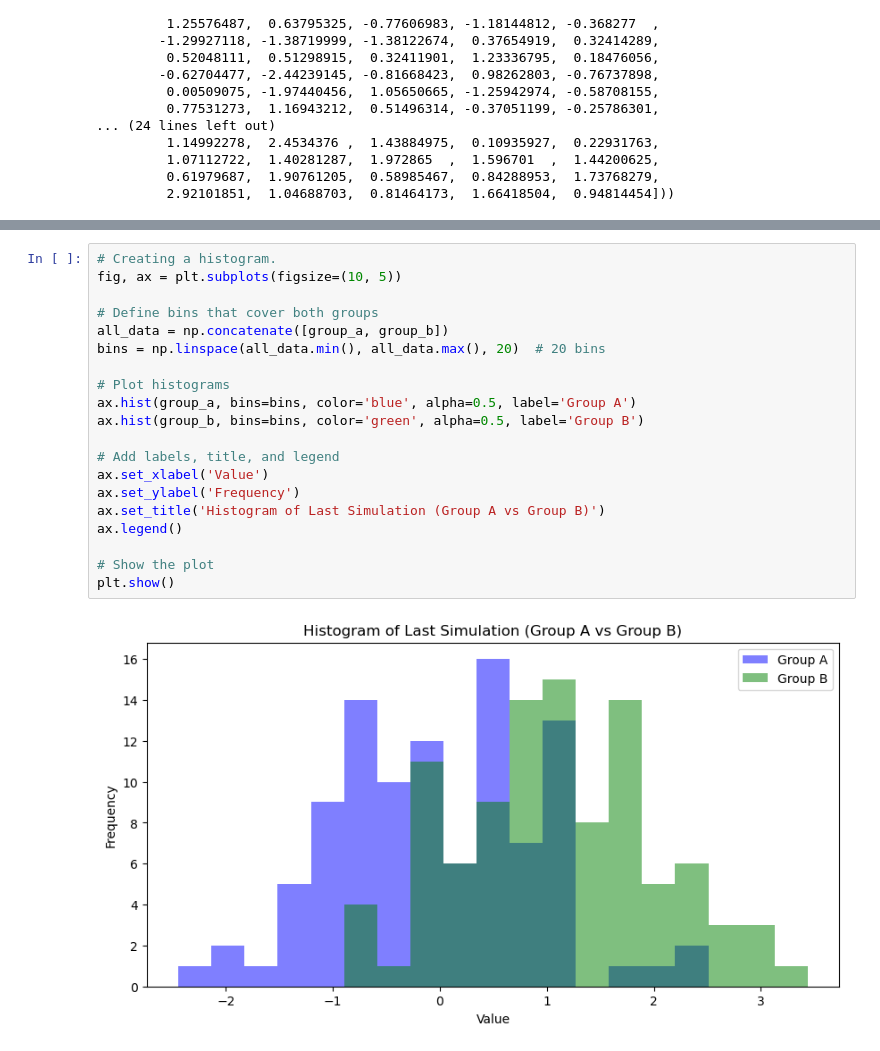
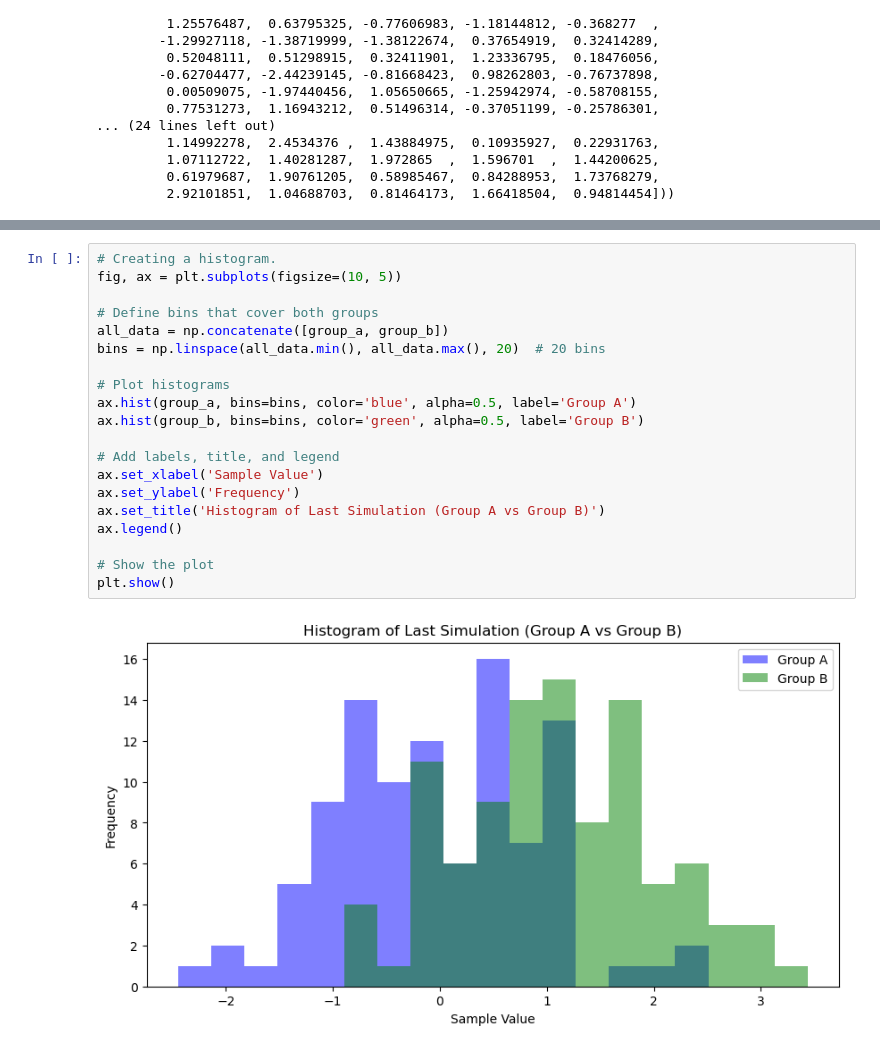
Before and after one commit to ermelinda-q/applied-statistics, a Jupyter notebook: problems.ipynb, the cells around one changed output, grey strips where cells are left out. Drawn from its saved outputs; the diff is of its cells as text.

```diff
--- a/problems.ipynb
+++ b/problems.ipynb
@@ -543,22 +553,22 @@ group_a, group_b
 # %%
 # Creating a histogram.
 fig, ax = plt.subplots(figsize=(10, 5))
 
 # Define bins that cover both groups
 all_data = np.concatenate([group_a, group_b])
 bins = np.linspace(all_data.min(), all_data.max(), 20)  # 20 bins
 
 # Plot histograms
 ax.hist(group_a, bins=bins, color='blue', alpha=0.5, label='Group A')
 ax.hist(group_b, bins=bins, color='green', alpha=0.5, label='Group B')
 
 # Add labels, title, and legend
-ax.set_xlabel('Value')
+ax.set_xlabel('Sample Value')
 ax.set_ylabel('Frequency')
 ax.set_title('Histogram of Last Simulation (Group A vs Group B)')
 ax.legend()
 
 # Show the plot
 plt.show()
 # %% [output]
-[figure, old version]
+[figure, new version]
```
Also changed, not shown: parts of 12 cells of this notebook.
